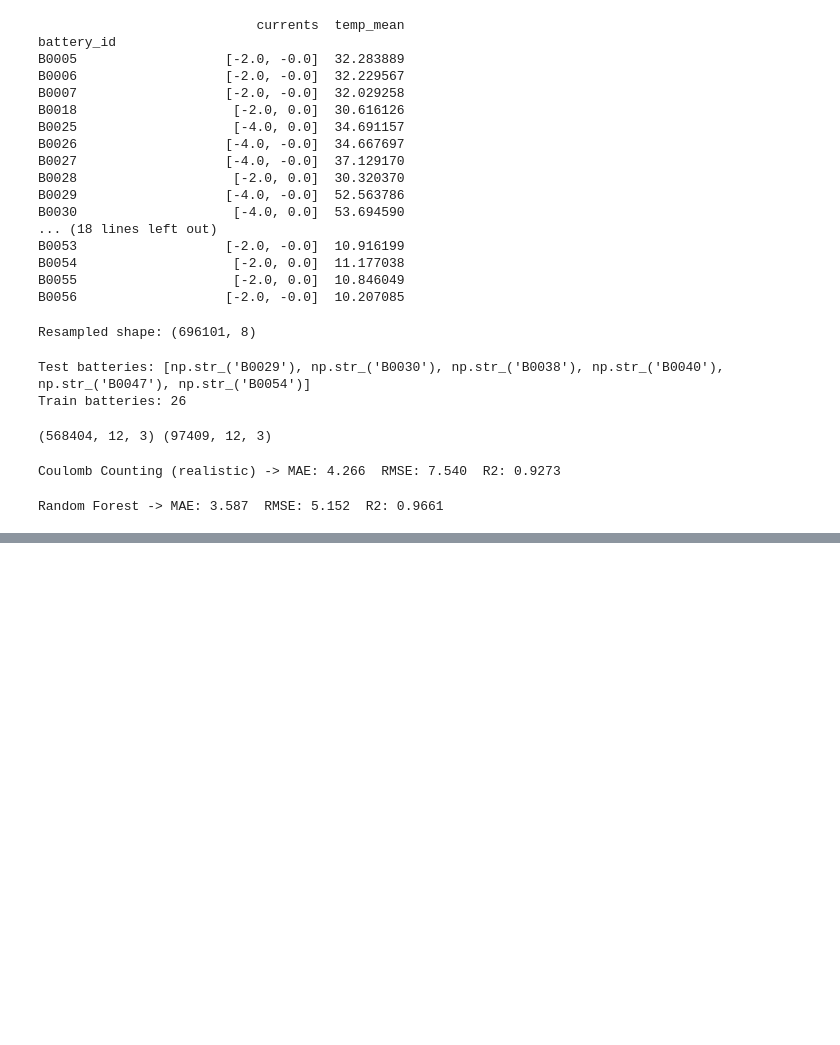
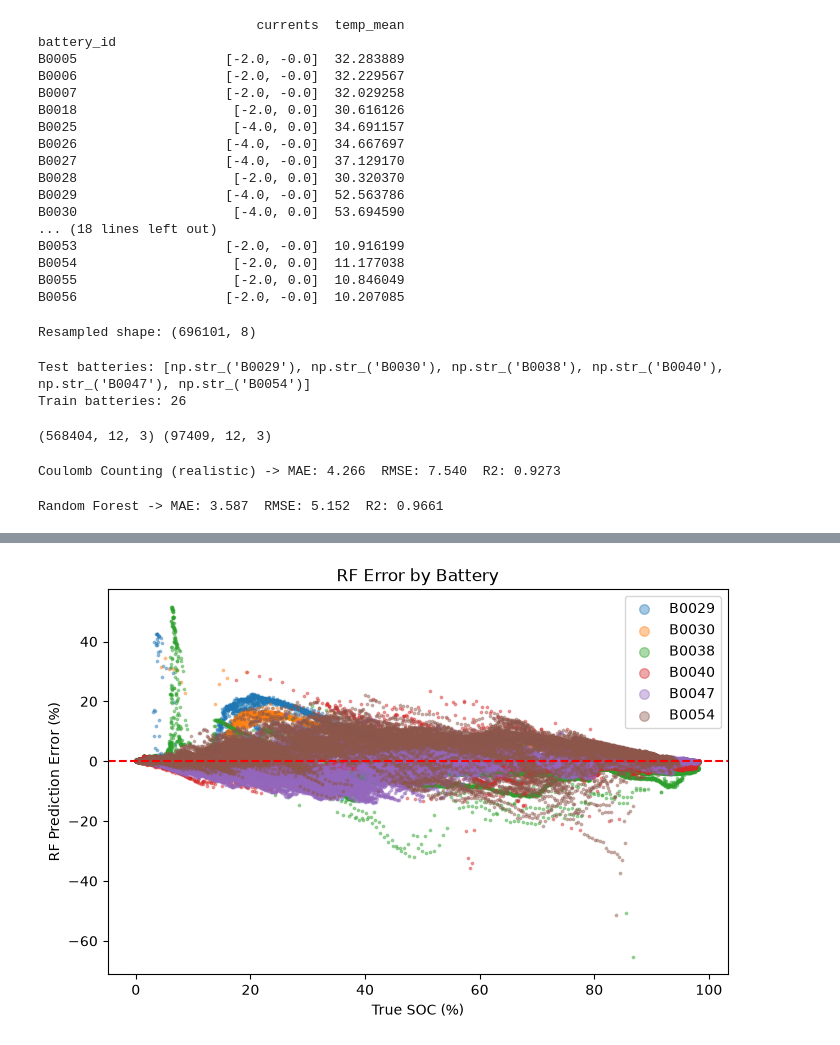
Before and after one commit to HarikeshopGCEK/BTECH_FINAL_YEAR_PROJECT, a Jupyter notebook: NASA Dataset/Model/SoC_study/01_SOC_estimation.ipynb, the cells around one changed output, grey strips where cells are left out. Cells and saved outputs as stored; diff of their text form; code cells hidden in the pictures; blank space fills up the shorter version.

```diff
--- a/NASA Dataset/Model/SoC_study/01_SOC_estimation.ipynb
+++ b/NASA Dataset/Model/SoC_study/01_SOC_estimation.ipynb
@@ -663,0 +715,14 @@ results
+# %%
+rf_err = rf_pred - y_test
+plt.figure(figsize=(8,5))
+for b in np.unique(test_battery_ids):
+    mask = test_battery_ids == b
+    plt.scatter(np.array(y_test)[mask], rf_err[mask], s=3, alpha=0.4, label=b)
+plt.axhline(0, color='r', linestyle='--')
+plt.xlabel('True SOC (%)')
+plt.ylabel('RF Prediction Error (%)')
+plt.legend(markerscale=4)
+plt.title('RF Error by Battery')
+plt.show()
+# %% [output]
+[figure, added]
```
Also changed, not shown: parts of 14 cells of this notebook, 3 other files.
